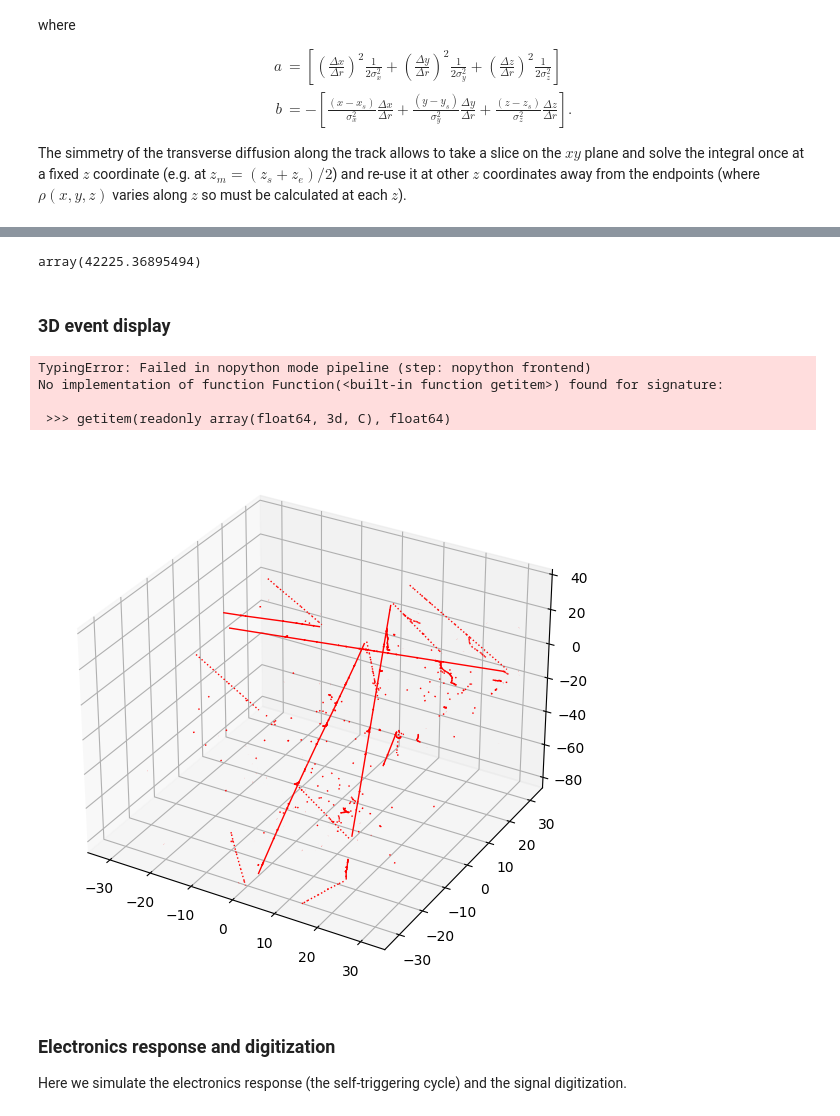
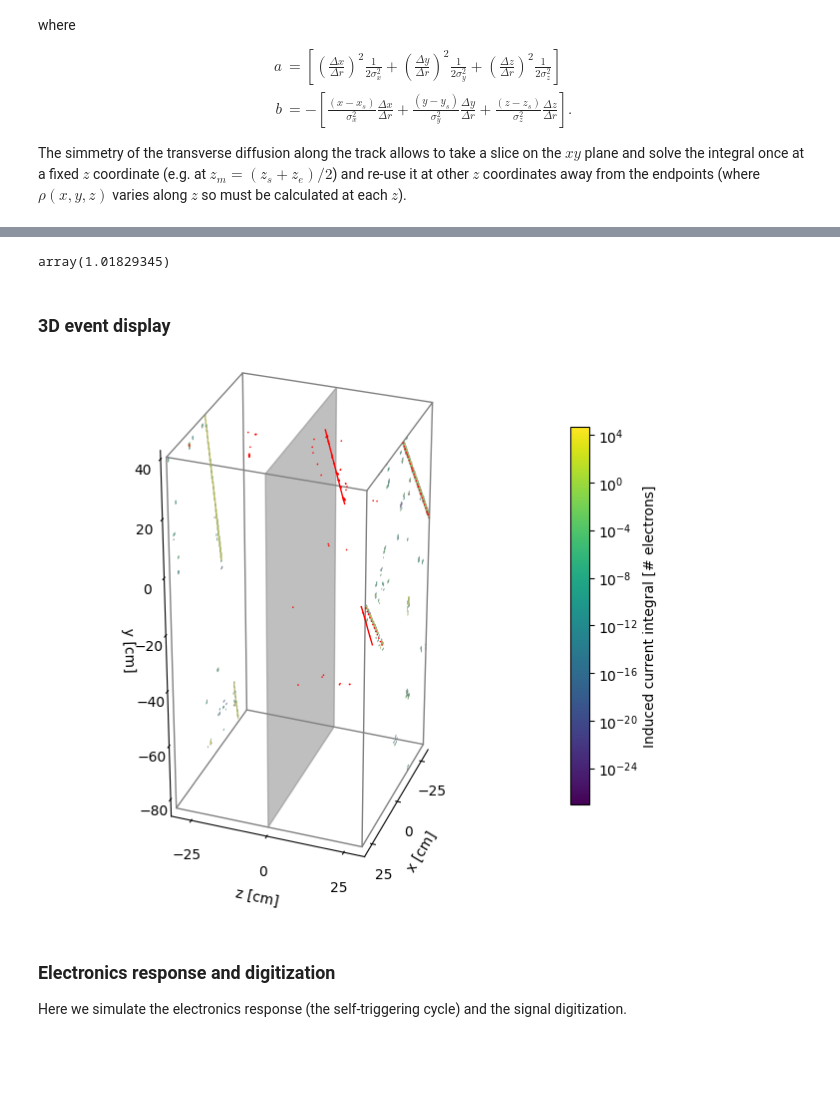
Before and after one commit to DUNE/larnd-sim, a Jupyter notebook: examples/Pixel induced current.ipynb, the cells around one changed output, grey strips where cells are left out. Drawn from its saved outputs; the diff is of its cells as text; code cells hidden in the pictures; blank space fills up the shorter version.

```diff
--- a/examples/Pixel induced current.ipynb
+++ b/examples/Pixel induced current.ipynb
@@ -30,7 +30,8 @@ mpl.rcParams['figure.dpi'] = 100
 from tqdm.notebook import tqdm
 # %%
 from larndsim import consts
-
-consts.load_detector_properties("../larndsim/detector_properties/module0.yaml","../larndsim/pixel_layouts/multi_tile_layout-2.0.16.yaml")
+import importlib
+importlib.reload(consts)
+consts.load_detector_properties("../larndsim/detector_properties/module0.yaml","../larndsim/pixel_layouts/multi_tile_layout-2.2.16.yaml")
 
 from larndsim import quenching, drifting, detsim, pixels_from_track, fee
@@ -162,7 +52,7 @@ First of all we load the `edep-sim` output. For this sample we need to invert $z
 unique_pix = cp.empty((0,2))
 pixels_signals = cp.zeros((len(unique_pix), len(consts.time_ticks)*3))
 # %%
-with h5py.File('../../edepsim_hdf_09/edep.202.h5', 'r') as f:
+with h5py.File('/global/project/projectdirs/dune/www/data/Module0/simulation/edepsim/edepsim_hdf5_12/edep.10111.h5', 'r') as f:
     tracks = np.array(f['segments'])
 
 x_start = np.copy(tracks['x_start'] )
@@ -177,6 +67,6 @@ tracks['z_start'] = x_start
 tracks['z_end'] = x_end
 tracks['z'] = x
 
-selected_tracks = tracks[:500]
+selected_tracks = tracks[:100]
 # %%
 %load_ext wurlitzer
@@ -299,3 +189,22 @@ detsim.sum_pixel_signals[blockspergrid,threadsperblock](pixels_signals,
                                                         track_starts,
                                                         pixel_index_map)
 currents = np.sum(pixels_signals,axis=1)*consts.t_sampling/consts.e_charge
+# %%
+track = selected_tracks[0]
+pixel_plane = track['pixel_plane']
+z_anode = consts.tpc_borders[pixel_plane][2][0]
+z = (track['z_start']+track['z_end'])/2
+drift_distance = abs(z - z_anode)
+drift_start = abs(min(track["z_start"],track["z_end"]) - z_anode)
+drift_end = abs(max(track["z_start"],track["z_end"]) - z_anode)
+drift_time = drift_distance / consts.vdrift
+drift_start_time = drift_start / consts.vdrift
+drift_end_time = drift_end / consts.vdrift
+# %%
+fig,ax = plt.subplots(1,1)
+for ip in range(pixels_signals.shape[0]):
+    ax.plot(pixels_signals[ip].get())
+ax.set_xlim(1000,1400)
+ax.axvline(drift_time/consts.t_sampling)
+ax.axvline(drift_start_time/consts.t_sampling)
+ax.axvline(drift_end_time/consts.t_sampling)
@@ -302,7 +214,7 @@ currents = np.sum(pixels_signals,axis=1)*consts.t_sampling/consts.e_charge
 # %%
-pixels_signals.sum()/consts.e_charge*consts.t_sampling/sum(tracks[0:500]['dE'])
+pixels_signals.sum()/consts.e_charge*consts.t_sampling/sum(selected_tracks['n_electrons'])
 # %% [output]
-array(42225.36895494)
+array(1.01829345)
 # %% [markdown]
 ### 3D event display
 # %%
@@ -311,7 +223,7 @@ norm = colors.Normalize(vmin=0, vmax=256)
 m = cm.ScalarMappable(norm=norm, cmap=cmap)
 
 cmap = cm.viridis
-norm_curr = colors.LogNorm(vmin=1, vmax=max(currents))
+norm_curr = colors.LogNorm(vmin=min(currents[currents>0]), vmax=max(currents))
 m_curr = cm.ScalarMappable(norm=norm_curr, cmap=cmap)
 fig = plt.figure(figsize=(7,7))
 ax = fig.add_subplot(111, projection='3d')
@@ -397,38 +309,34 @@ ax.plot((consts.tpc_borders[0][0][1],consts.tpc_borders[0][0][1]),(consts.tpc_bo
 
 
 
 # ax.set_ylim(consts.module_borders[pixel_plane][2][0],50)
 ax.set_xlim(consts.tpc_borders[0][0][0],consts.tpc_borders[1][0][1])
 ax.set_ylim(consts.tpc_borders[0][2][0],consts.tpc_borders[1][2][0])
 ax.set_zlim(consts.tpc_borders[0][1][0],consts.tpc_borders[1][1][1])
 
 ax.set_box_aspect((2,2,4))
 ax.grid(False)
 ax.xaxis.set_major_locator(plt.MaxNLocator(3))
 ax.yaxis.set_major_locator(plt.MaxNLocator(3))
 # ax.set_axis_off()
 ax.w_xaxis.set_pane_color((1.0, 1.0, 1.0, 1.0))
 ax.w_yaxis.set_pane_color((1.0, 1.0, 1.0, 1.0))
 ax.w_zaxis.set_pane_color((1.0, 1.0, 1.0, 1.0))
 
 ax.view_init(azim=20)
 # def rotate(angle):
 #     ax.view_init(azim=angle)
 
 # from matplotlib import animation
 
 # rot_animation = animation.FuncAnimation(fig, rotate, frames=np.arange(0,362,2),interval=50)
 
 ax.set_ylabel("z [cm]")
 ax.set_xlabel("x [cm]")
 ax.set_zlabel("y [cm]")
 _ = plt.colorbar(m_curr,fraction=0.035, pad=0.05,label='Induced current integral [# electrons]')
 # %% [output]
-TypingError: Failed in nopython mode pipeline (step: nopython frontend)
-No implementation of function Function(<built-in function getitem>) found for signature:
-
- >>> getitem(readonly array(float64, 3d, C), float64)
-[figure, old version]
+[figure, new version]
 # %%
 # rot_animation.save('animation.gif', writer='imagemagick', fps=10, bitrate=10, dpi=100)
 # %% [markdown]
```
Also changed, not shown: parts of 30 cells of this notebook, 8 other files.
